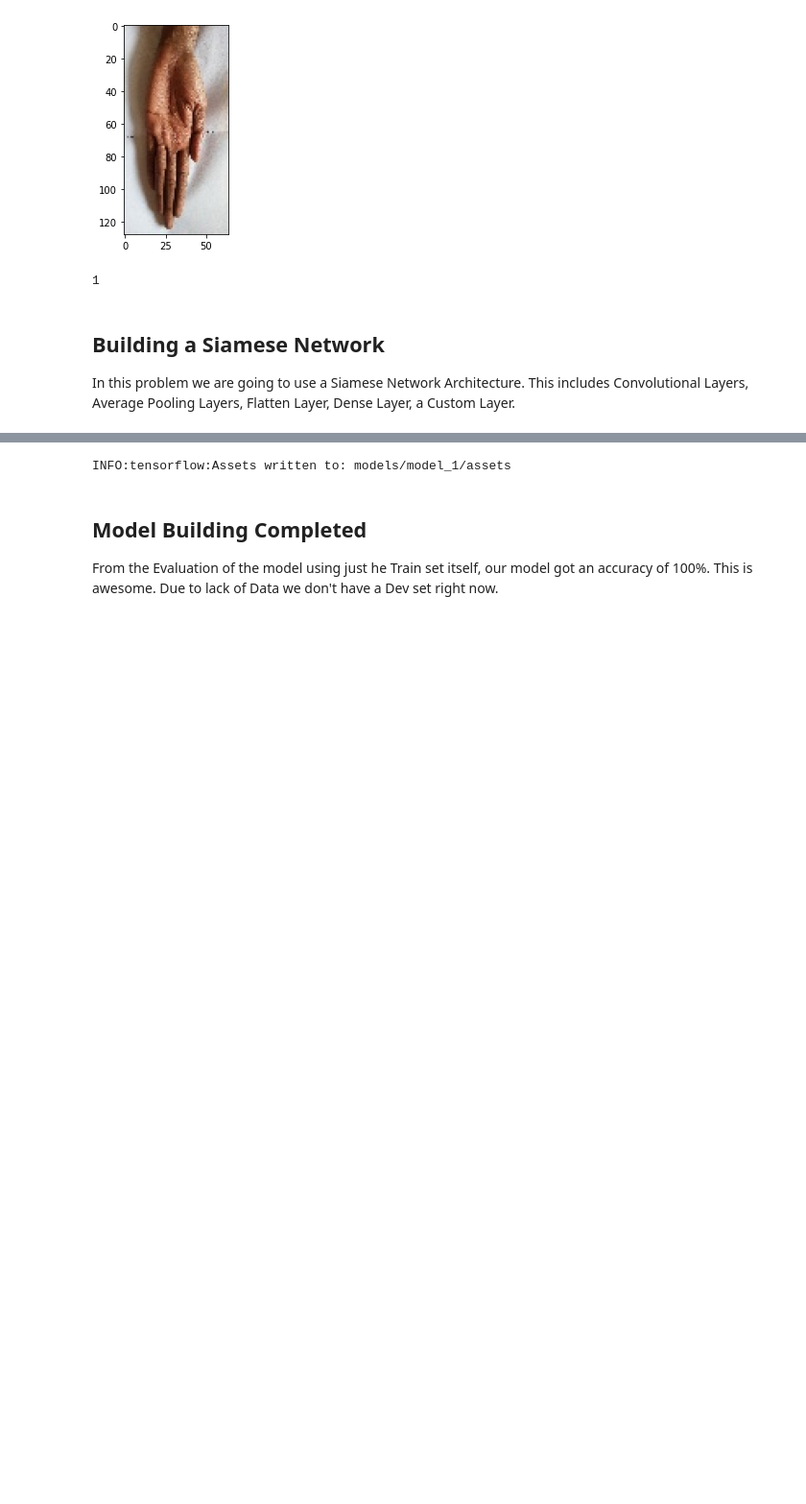
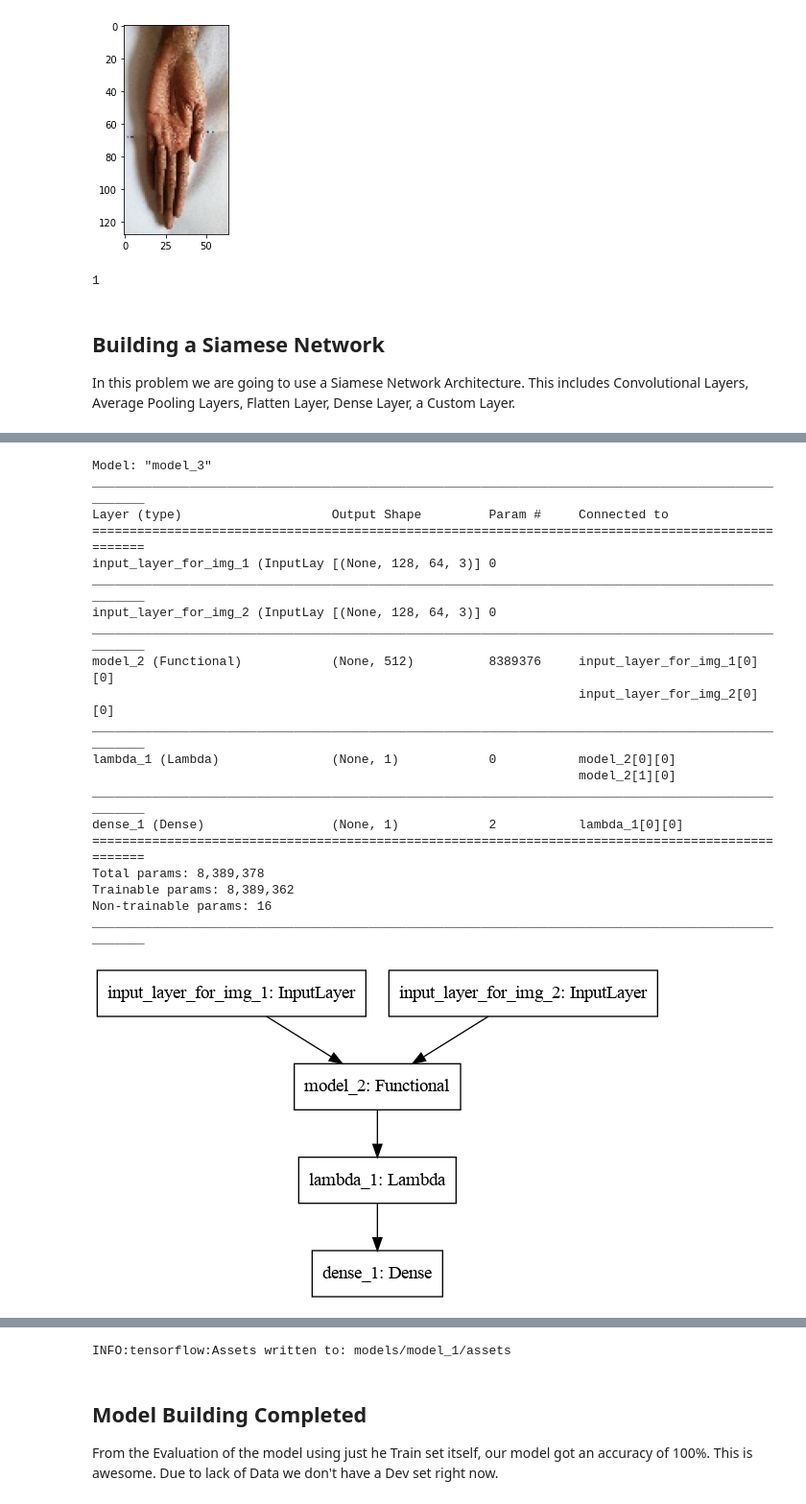
Before and after one commit to Sai-Nilayam/palm_verifier, a Jupyter notebook: machine_learning.ipynb, the cells around one changed output, grey strips where cells are left out. Shown at 96% size. Saved outputs shown, nothing was run; the diff lists cells and outputs as text; code cells hidden in the pictures; blank space fills up the shorter version.

```diff
--- a/machine_learning.ipynb
+++ b/machine_learning.ipynb
@@ -212,25 +234,47 @@ In this problem we are going to use a Siamese Network Architecture. This include
 # %%
 # Building the Siamese Network.
 
-# input_layer_1 = tf.keras.layers.Input(shape=(128, 64, 3), name='input_layer_for_img_1')
-# input_layer_2 = tf.keras.layers.Input(shape=(128, 64, 3), name='input_layer_for_img_2')
+input_layer_1 = tf.keras.layers.Input(shape=(128, 64, 3), name='input_layer_for_img_1')
+input_layer_2 = tf.keras.layers.Input(shape=(128, 64, 3), name='input_layer_for_img_2')
 
-# embedding_network_1 = embedding_network(input_layer_1)
-# embedding_network_2 = embedding_network(input_layer_2)
+embedding_network_1 = embedding_network(input_layer_1)
+embedding_network_2 = embedding_network(input_layer_2)
 
-# def euclidean_distance(tensor_list):
-#     x = tensor_list[0]
-#     y = tensor_list[1]
-#     sum_of_squres = tf.math.reduce_sum(tf.math.square(x - y), axis=1, keepdims=True)
-#     return sum_of_squres
+def euclidean_distance(tensor_list):
+    x = tensor_list[0]
+    y = tensor_list[1]
+    sum_of_squres = tf.math.reduce_sum(tf.math.square(x - y), axis=1, keepdims=True)
+    return sum_of_squres
 
-# merge_layer = tf.keras.layers.Lambda(euclidean_distance)([embedding_network_1, embedding_network_2])
-# similarity = tf.keras.layers.Dense(1, activation=tf.nn.sigmoid)(merge_layer)
+merge_layer = tf.keras.layers.Lambda(euclidean_distance)([embedding_network_1, embedding_network_2])
+similarity = tf.keras.layers.Dense(1, activation=tf.nn.sigmoid)(merge_layer)
 
-# siamese_network = tf.keras.Model(inputs=[input_layer_1, input_layer_2], outputs=similarity)
+siamese_network = tf.keras.Model(inputs=[input_layer_1, input_layer_2], outputs=similarity)
 
-# siamese_network.summary()
-# tf.keras.utils.plot_model(siamese_network)
+siamese_network.summary()
+tf.keras.utils.plot_model(siamese_network)
+# %% [output]
+Model: "model_3"
+__________________________________________________________________________________________________
+Layer (type)                    Output Shape         Param #     Connected to
+==================================================================================================
+input_layer_for_img_1 (InputLay [(None, 128, 64, 3)] 0
+__________________________________________________________________________________________________
+input_layer_for_img_2 (InputLay [(None, 128, 64, 3)] 0
+__________________________________________________________________________________________________
+model_2 (Functional)            (None, 512)          8389376     input_layer_for_img_1[0][0]
+                                                                 input_layer_for_img_2[0][0]
+__________________________________________________________________________________________________
+lambda_1 (Lambda)               (None, 1)            0           model_2[0][0]
+                                                                 model_2[1][0]
+__________________________________________________________________________________________________
+dense_1 (Dense)                 (None, 1)            2           lambda_1[0][0]
+==================================================================================================
+Total params: 8,389,378
+Trainable params: 8,389,362
+Non-trainable params: 16
+__________________________________________________________________________________________________
+[figure, added]
 # %%
 # Importing the Pre-Trained Model.
 siamese_network = tf.keras.models.load_model('models/model_1/')
```
Also changed, not shown: parts of 8 cells of this notebook, 5 other files.
